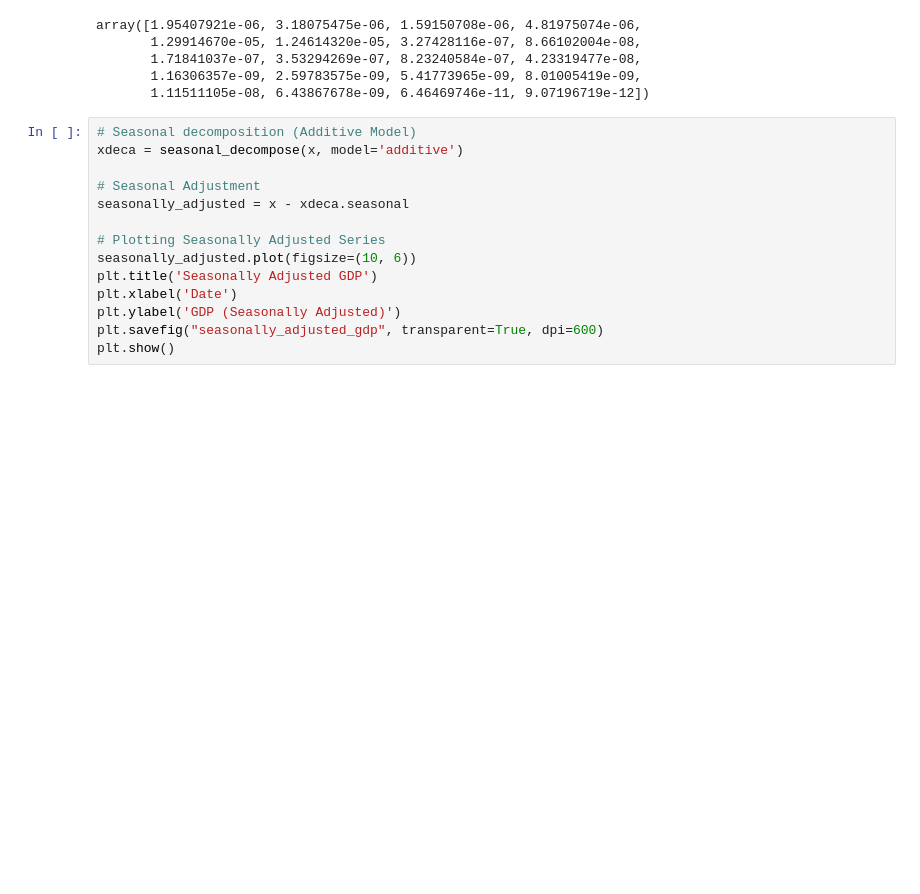
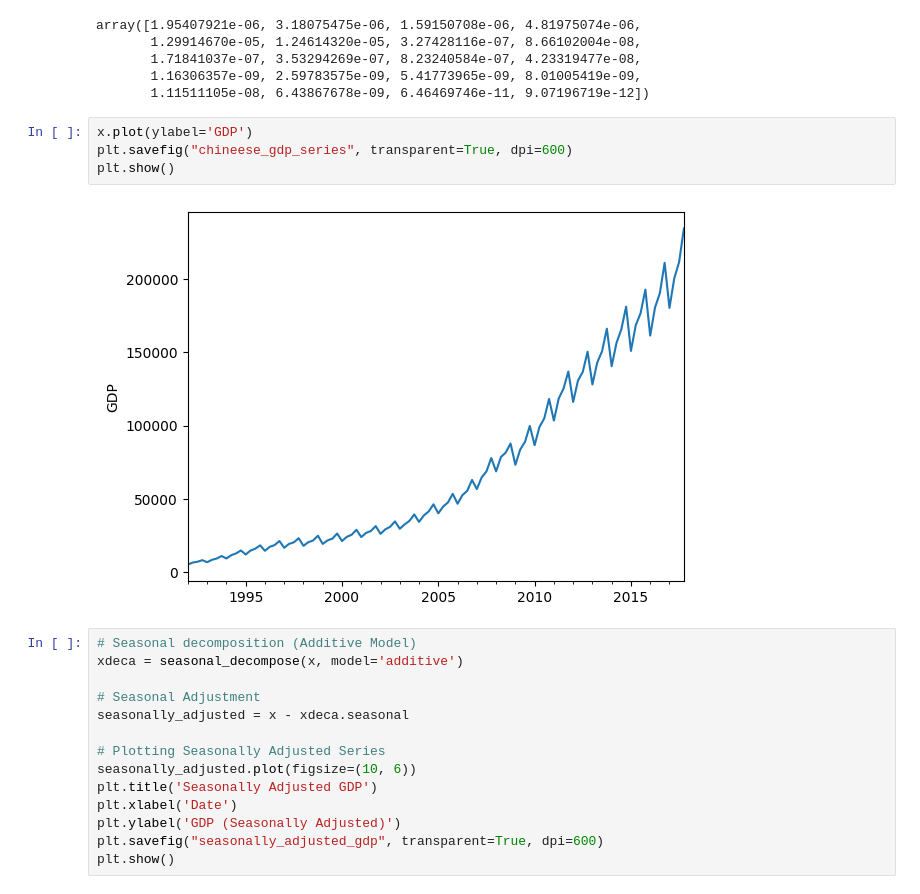
Before and after one commit to QuantLet/ATSSB-Applied-Time-Series-Solutions-Book, a Jupyter notebook: ATSSB_China_GDP/ATSSB_China_GDP.ipynb, the cells around one changed output. Drawn from its saved outputs; the diff is of its cells as text; blank space fills up the shorter version.

```diff
--- a/ATSSB_China_GDP/ATSSB_China_GDP.ipynb
+++ b/ATSSB_China_GDP/ATSSB_China_GDP.ipynb
@@ -126,6 +126,12 @@ array([1.95407921e-06, 3.18075475e-06, 1.59150708e-06, 4.81975074e-06,
        1.71841037e-07, 3.53294269e-07, 8.23240584e-07, 4.23319477e-08,
        1.16306357e-09, 2.59783575e-09, 5.41773965e-09, 8.01005419e-09,
        1.11511105e-08, 6.43867678e-09, 6.46469746e-11, 9.07196719e-12])
+# %%
+x.plot(ylabel='GDP')
+plt.savefig("chineese_gdp_series", transparent=True, dpi=600)
+plt.show()
+# %% [output]
+[figure, added]
 # %%
 # Seasonal decomposition (Additive Model)
 xdeca = seasonal_decompose(x, model='additive')
```
Also changed, not shown: parts of 1 cell of this notebook, 2 other files.
